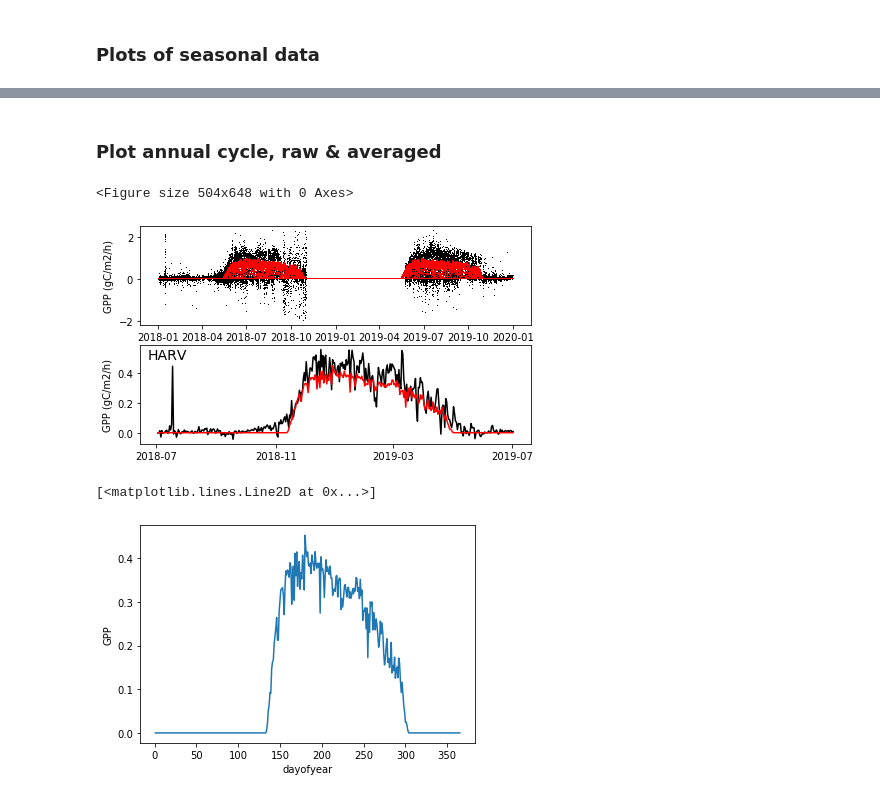
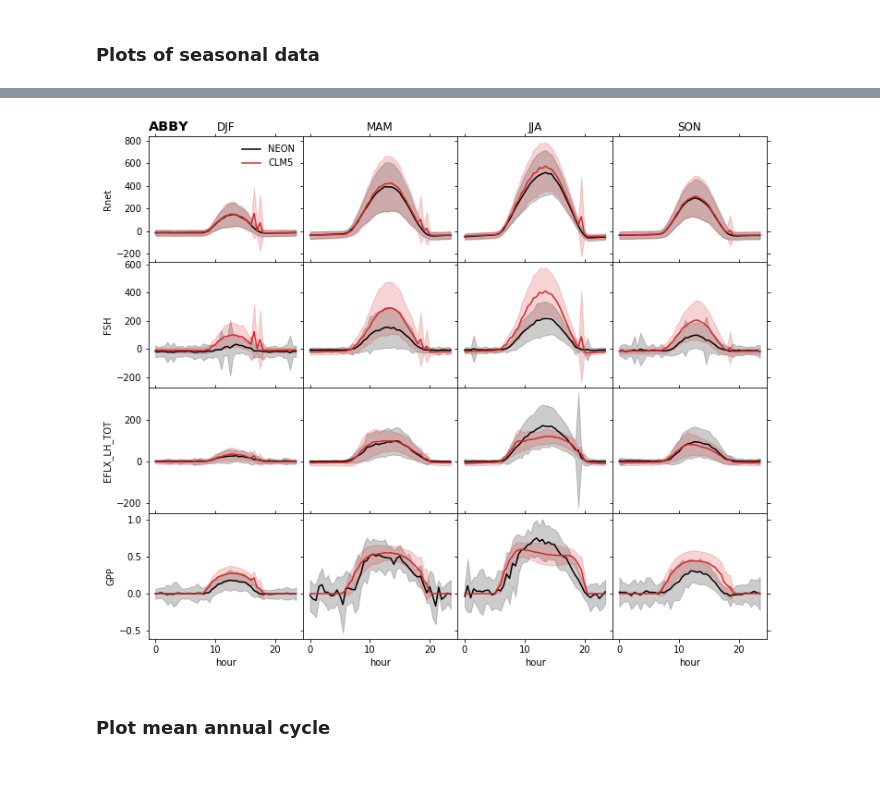
Before and after one commit to wwieder/ctsm_py, a Jupyter notebook: notebooks/ptCLM_NEON.ipynb, the cells around one changed output, grey strips where cells are left out. Saved outputs shown, nothing was run; the diff lists cells and outputs as text; code cells hidden in the pictures.

```diff
--- a/notebooks/ptCLM_NEON.ipynb
+++ b/notebooks/ptCLM_NEON.ipynb
@@ -139,29 +169,53 @@ for v in range(len(Var)):
+# %%
+# This is really slow, not sure why.
+fig, axs = plt.subplots(len(Var), len(Season),
+                        sharey='row', sharex=True,
+                        gridspec_kw={'wspace': 0, 'hspace': 0},
+                        figsize=(12,10))
+for v in range(len(Var)):
+    xmin = dsOBS[Var[v]].min()
+    xmax = dsOBS[Var[v]].max()
+    for i in range(len(Season)):
+        obsX = dsOBS[Var[v]].where(dsOBS.season==Season[i]).groupby(dsOBS['HourMin']).mean().roll(HourMin=rollHour, roll_coords=False)
+        clmX = dsCLM[Var[v]].where(dsCLM.season==Season[i]).groupby(dsOBS['HourMin']).mean().roll(HourMin=rollHour, roll_coords=False)
+        obsSD = dsOBS[Var[v]].where(dsOBS.season==Season[i]).groupby(dsOBS['HourMin']).std().roll(HourMin=rollHour, roll_coords=False)
+        clmSD = dsCLM[Var[v]].where(dsCLM.season==Season[i]).groupby(dsOBS['HourMin']).std().roll(HourMin=rollHour, roll_coords=False)
+
+        axs[v,i].plot(obsX.HourMin, obsX, '-', color='k')
+        axs[v,i].fill_between(obsX.HourMin, obsX - obsSD, obsX + obsSD, alpha=0.2,color='k')
+        axs[v,i].plot(clmX.HourMin, clmX, '-',color='tab:red')
+        axs[v,i].fill_between(clmX.HourMin, clmX - clmSD, clmX + clmSD, alpha=0.2,color='tab:red')
+        axs[v,i].yaxis.set_ticks_position('both')# Ticks on all 4 sides
+        axs[v,i].xaxis.set_ticks_position('both')
+        #axs[v,i].secondary_yaxis('right')
+        '''        # add stats
+        bad = ~np.logical_or(np.isnan(x), np.isnan(y))
+        x = np.compress(bad, x)
+        y = np.compress(bad, y)
+        R, p = stats.pearsonr(x,y)
+        R = np.round(R, 2)
+        axs[v,i].text(0.8, 0.1,'r = '+str(R),fontsize=12,
+                     ha='center', va='center', transform=axs[i,v].transAxes)
+        '''
+        # control titles & axis labels
+        # label colums of data with variables name
+        if v == 0:
+            axs[v, i].set_title(Season[i])
+            if i == 0:
+                axs[v,i].legend(('NEON','CLM5'), frameon=False)
+                axs[v,i].set_title(site, loc='left',
+                                    fontsize='x-large', fontweight='bold')
+
+        # x-axis lables on bottom row of plots
+        if v == 3:
+            axs[v, i].set_xlabel('hour')
+
+        # y axis labels and seasons in left column
+        if i == 0:
+            axs[v,i].set_ylabel(Var[v])
+
+plt.savefig(OUTdir+site+'_FluxDiel.pdf');
+# %% [output]
+[figure, added]
 # %% [markdown]
-### Plot annual cycle, raw & averaged
+### Plot mean annual cycle
-# %%
-# quick plot of GPP
-plt.figure(figsize=(7, 9))
-fig, (ax1,ax2) = plt.subplots(2, 1, figsize=(7, 4) )#,sharey=True)
-fig.subplots_adjust(wspace=0.3)
-
-ax1.plot(dsOBS.time, dsOBS.GPP,',', color='k')
-ax1.plot(dsOBS.time, dsCLM.GPP,',', color='r')
-ax1.set_ylabel('GPP ('+dsCLM.GPP.attrs['units']+')')
-ax1.text(0.9, 0.1,site, fontsize=14,
-                 ha='center', va='center', transform=plt.gca().transAxes);
-
-# mean daily data
-ax2.plot(dsCLM.time.groupby('time.dayofyear').mean(), dsOBS.GPP.groupby('time.dayofyear').mean(), color='k')
-ax2.plot(dsCLM.time.groupby('time.dayofyear').mean(), dsCLM.GPP.groupby('time.dayofyear').mean(), color='r')
-ax2.set_ylabel('GPP ('+dsCLM.GPP.attrs['units']+')')
-ax2.text(0.07, 0.90,site, fontsize=14,
-                 ha='center', va='center', transform=plt.gca().transAxes);
-# %% [output]
-<Figure size 504x648 with 0 Axes>
-[figure, removed]
-# %%
-temp = dsCLM.GPP.groupby('time.dayofyear').mean()
-temp.plot()
-# %% [output]
-[<matplotlib.lines.Line2D at 0x...>]
-[figure, removed]
```
Also changed, not shown: parts of 14 cells of this notebook.
